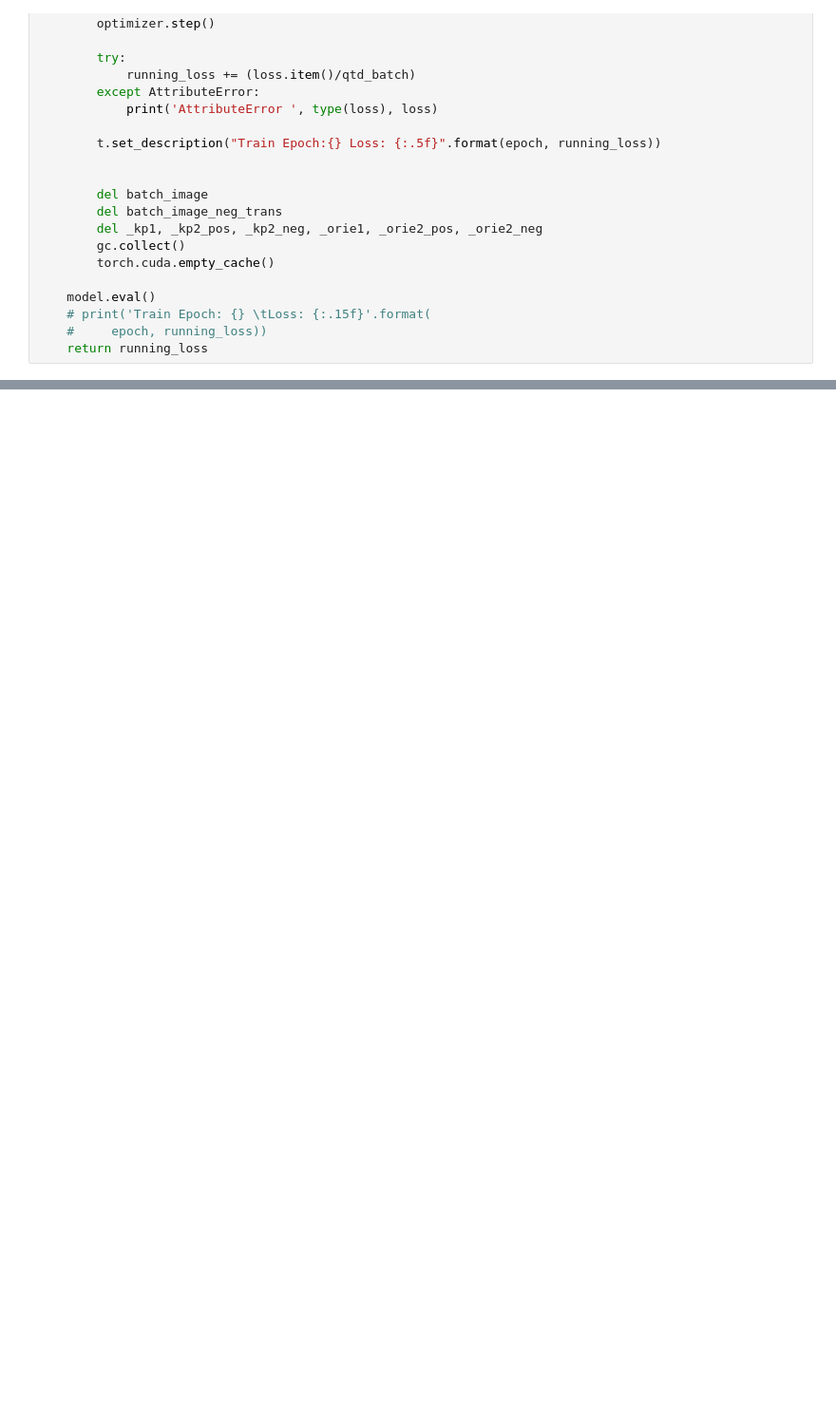
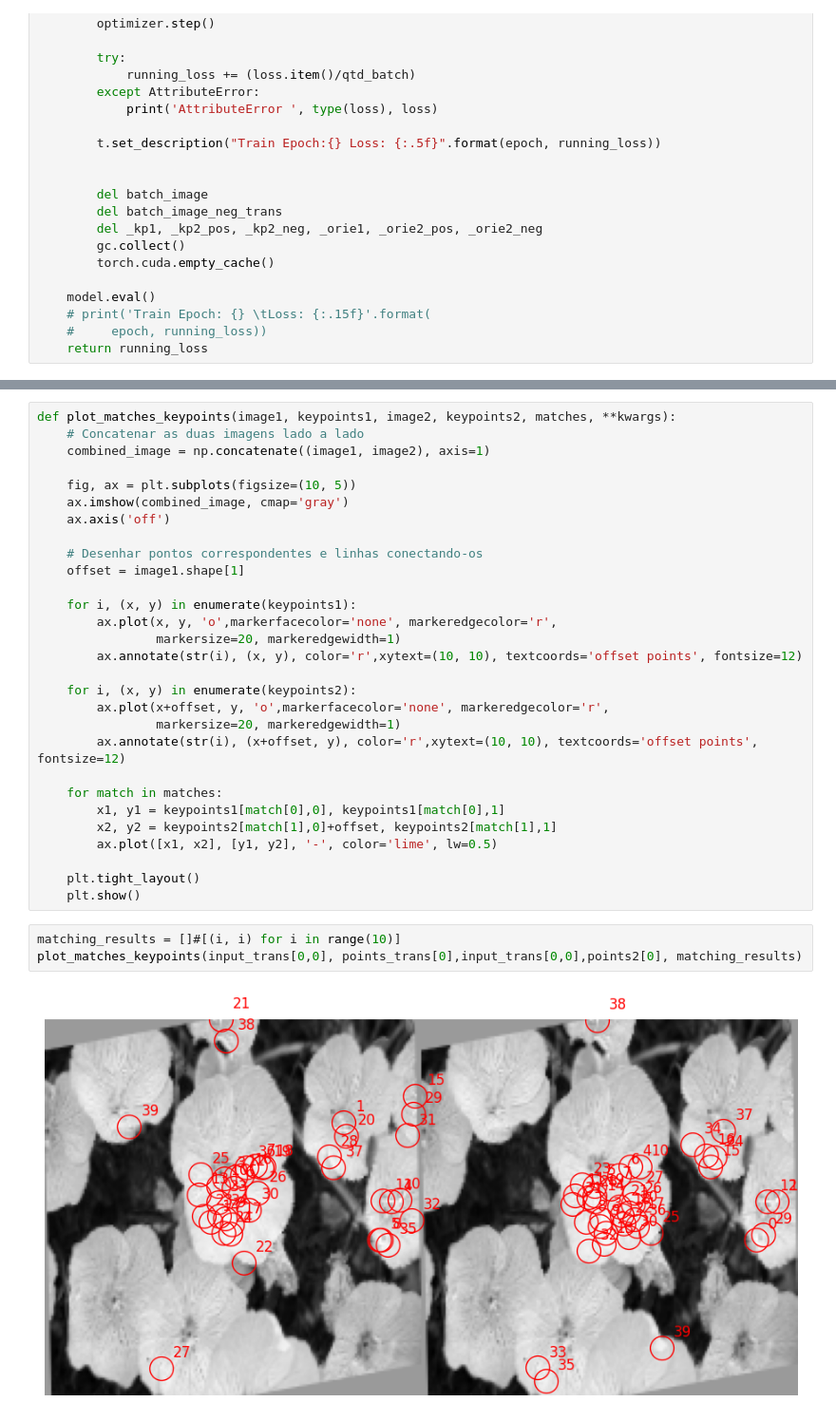
Before and after one commit to binarycode11/singular-points, a Jupyter notebook: train_test.ipynb, the cells around one changed output, grey strips where cells are left out. Shown at 95% size. Cells and saved outputs as stored; diff of their text form; blank space fills up the shorter version.

```diff
--- a/train_test.ipynb
+++ b/train_test.ipynb
@@ -360,0 +330,34 @@ aug_list = K.AugmentationSequential(
+# %%
+def plot_matches_keypoints(image1, keypoints1, image2, keypoints2, matches, **kwargs):
+    # Concatenar as duas imagens lado a lado
+    combined_image = np.concatenate((image1, image2), axis=1)
+
+    fig, ax = plt.subplots(figsize=(10, 5))
+    ax.imshow(combined_image, cmap='gray')
+    ax.axis('off')
+
+    # Desenhar pontos correspondentes e linhas conectando-os
+    offset = image1.shape[1]
+
+    for i, (x, y) in enumerate(keypoints1):
+        ax.plot(x, y, 'o',markerfacecolor='none', markeredgecolor='r',
+                markersize=20, markeredgewidth=1)
+        ax.annotate(str(i), (x, y), color='r',xytext=(10, 10), textcoords='offset points', fontsize=12)
+
+    for i, (x, y) in enumerate(keypoints2):
+        ax.plot(x+offset, y, 'o',markerfacecolor='none', markeredgecolor='r',
+                markersize=20, markeredgewidth=1)
+        ax.annotate(str(i), (x+offset, y), color='r',xytext=(10, 10), textcoords='offset points', fontsize=12)
+
+    for match in matches:
+        x1, y1 = keypoints1[match[0],0], keypoints1[match[0],1]
+        x2, y2 = keypoints2[match[1],0]+offset, keypoints2[match[1],1]
+        ax.plot([x1, x2], [y1, y2], '-', color='lime', lw=0.5)
+
+    plt.tight_layout()
+    plt.show()
+# %%
+matching_results = []#[(i, i) for i in range(10)]
+plot_matches_keypoints(input_trans[0,0], points_trans[0],input_trans[0,0],points2[0], matching_results)
+# %% [output]
+[figure, added]
```
Also changed, not shown: parts of 15 cells of this notebook, 4 other files.
